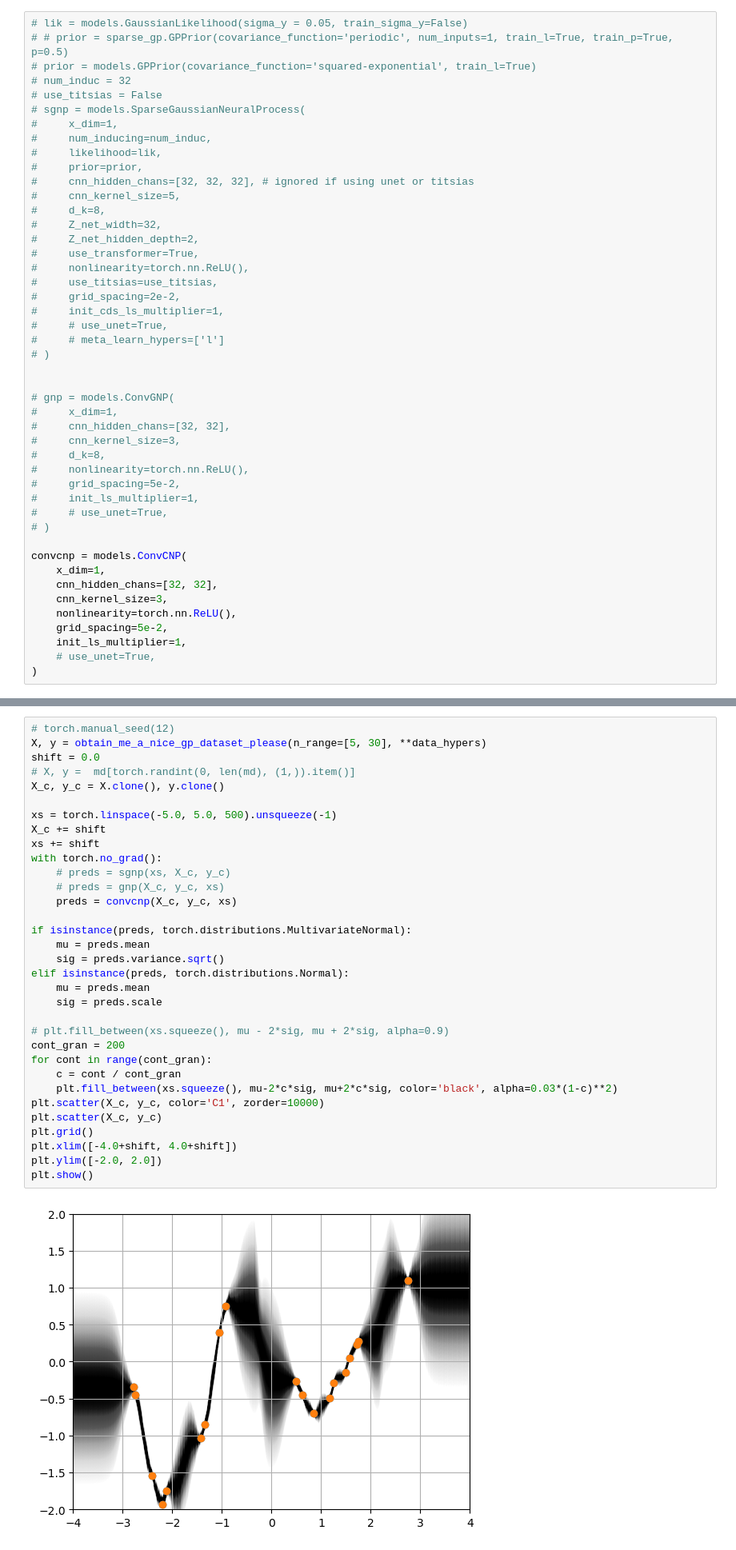
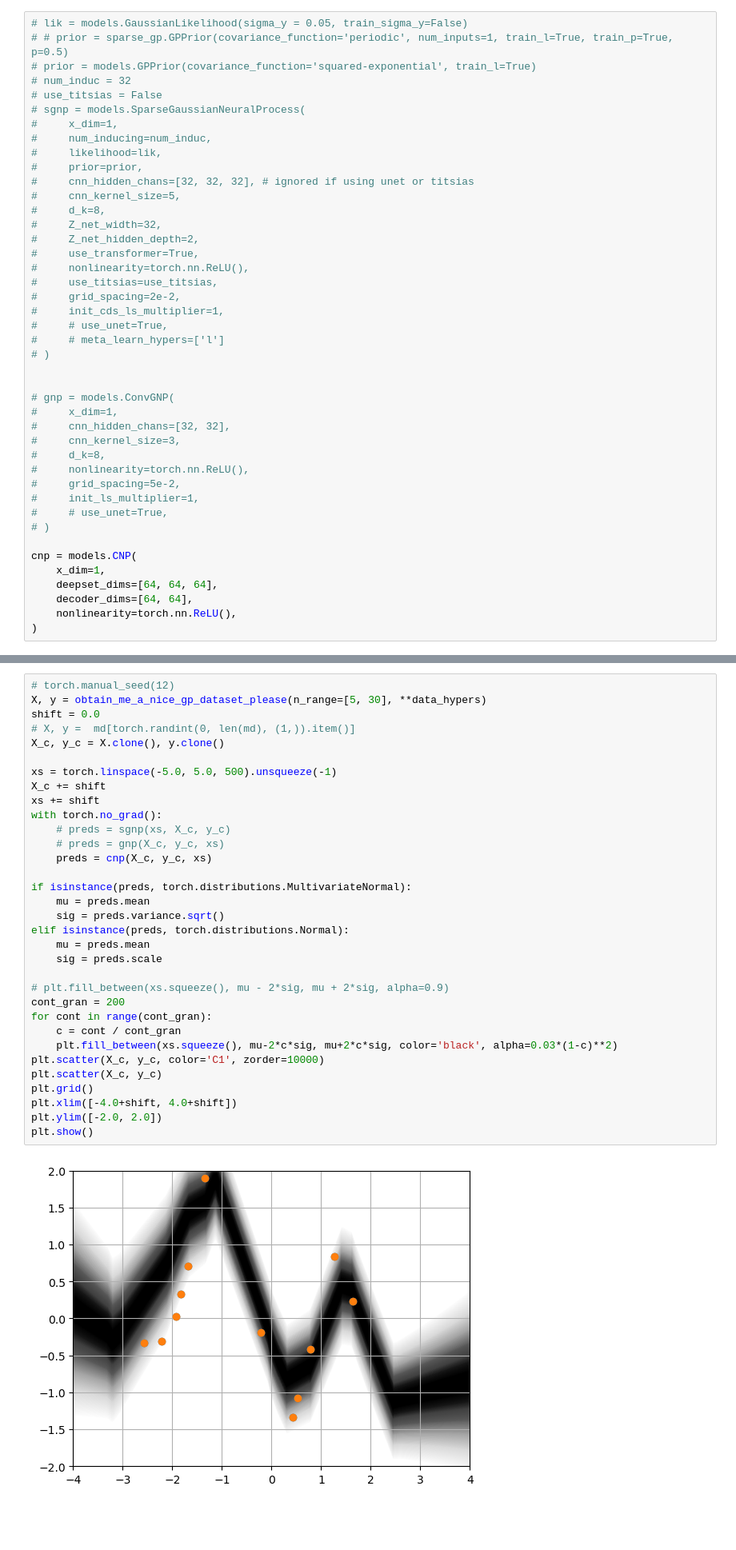
Before and after one commit to Sheev13/sgnp, a Jupyter notebook: notebooks/1d_regression.ipynb, the cells around one changed output, grey strips where cells are left out. Shown at 80% size. Saved outputs shown, nothing was run; the diff lists cells and outputs as text; blank space fills up the shorter version.

```diff
--- a/notebooks/1d_regression.ipynb
+++ b/notebooks/1d_regression.ipynb
@@ -62,14 +62,11 @@ for _ in range(num_datasets):
 #     # use_unet=True,
 # )
 
-convcnp = models.ConvCNP(
+cnp = models.CNP(
     x_dim=1,
-    cnn_hidden_chans=[32, 32],
-    cnn_kernel_size=3,
+    deepset_dims=[64, 64, 64],
+    decoder_dims=[64, 64],
     nonlinearity=torch.nn.ReLU(),
-    grid_spacing=5e-2,
-    init_ls_multiplier=1,
-    # use_unet=True,
 )
 # %% [markdown]
 ### Train the Model
@@ -118,35 +115,35 @@ X, y = obtain_me_a_nice_gp_dataset_please(n_range=[5, 30], **data_hypers)
 shift = 0.0
 # X, y =  md[torch.randint(0, len(md), (1,)).item()]
 X_c, y_c = X.clone(), y.clone()
 
 xs = torch.linspace(-5.0, 5.0, 500).unsqueeze(-1)
 X_c += shift
 xs += shift
 with torch.no_grad():
     # preds = sgnp(xs, X_c, y_c)
     # preds = gnp(X_c, y_c, xs)
-    preds = convcnp(X_c, y_c, xs)
+    preds = cnp(X_c, y_c, xs)
 
 if isinstance(preds, torch.distributions.MultivariateNormal):
     mu = preds.mean
     sig = preds.variance.sqrt()
 elif isinstance(preds, torch.distributions.Normal):
     mu = preds.mean
     sig = preds.scale
 
 # plt.fill_between(xs.squeeze(), mu - 2*sig, mu + 2*sig, alpha=0.9)
 cont_gran = 200
 for cont in range(cont_gran):
     c = cont / cont_gran
     plt.fill_between(xs.squeeze(), mu-2*c*sig, mu+2*c*sig, color='black', alpha=0.03*(1-c)**2)
 plt.scatter(X_c, y_c, color='C1', zorder=10000)
 plt.scatter(X_c, y_c)
 plt.grid()
 plt.xlim([-4.0+shift, 4.0+shift])
 plt.ylim([-2.0, 2.0])
 plt.show()
 # %% [output]
-[figure, old version]
+[figure, new version]
 # %%
 # gp_prior = sparse_gp.GPPrior(covariance_function='periodic', train_l=True, train_p=True)
 gp_prior = models.GPPrior(covariance_function='squared-exponential', train_l=True)
```
Also changed, not shown: parts of 2 cells of this notebook, 3 other files.
